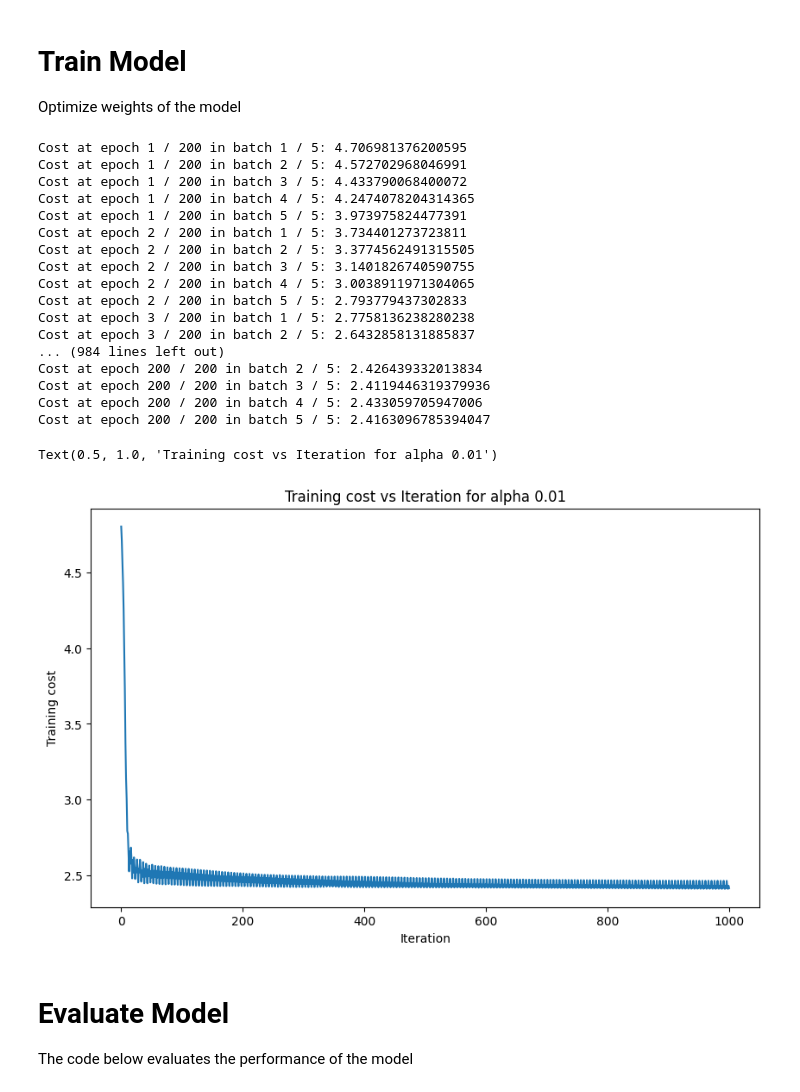
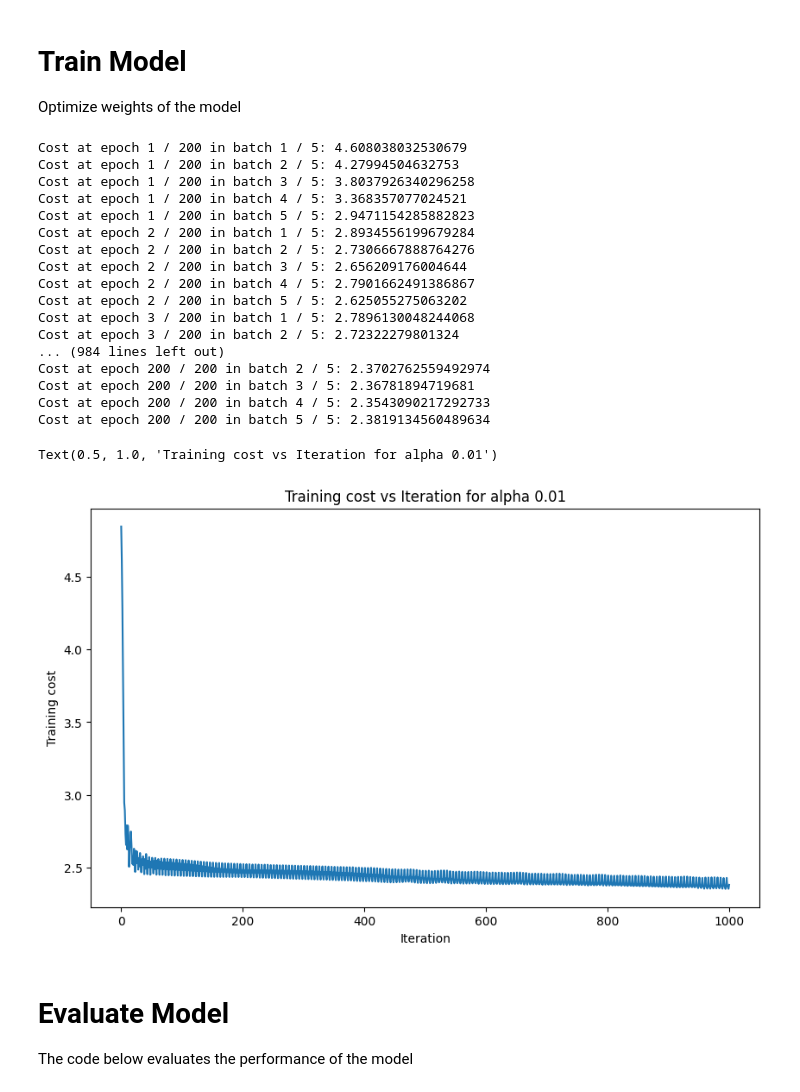
Before and after one commit to romannjoroge/AIEngineering, a Jupyter notebook: Projects/FIFACompetition/model_theory_3.ipynb, the cells around one changed output. Saved outputs shown, nothing was run; the diff lists cells and outputs as text; code cells hidden in the pictures.

```diff
--- a/Projects/FIFACompetition/model_theory_3.ipynb
+++ b/Projects/FIFACompetition/model_theory_3.ipynb
@@ -567,6 +647,8 @@ def adam_optimizer(
     b1: npt.NDArray,
     W2: npt.NDArray,
     b2: npt.NDArray,
+    W3: npt.NDArray,
+    b3: npt.NDArray,
     lambd: float,
     beta_m: float,
     beta_r: float,
@@ -584,6 +666,8 @@ def adam_optimizer(
         b1 (ndarray): bias of the first layer
         W2 (ndarray): weights of second layer
         b2 (ndarray): bias of second layer
+        W3 (ndarray): weights of third layer
+        b3 (ndarray): bias of third layer
         lambd (scalar): regularization parameter
         beta_m (scalar): beta value for momentum EMA
         beta_r (scalar): beta value for RMSprop EMA
@@ -596,23 +680,29 @@ def adam_optimizer(
         b1 (ndarray): updated b1
         W2 (ndarray): updated w2
         b2 (ndarray): updated b2
+        W3 (ndarray): updated W3
+        b3 (ndarray): updated b3
         Js (ndarray): list of iterations and costs
     """
     m = X.shape[1]
     num_batches = math.ceil(m / batch_size)
-    Y_pred, _, _ = f_x(X=X, W1=W1, b1=b1, W2=W2, b2=b2)
-    cost = J(Y_pred=Y_pred, Y=Y, lambd=lambd, W1=W1, W2=W2)
+    Y_pred, _, _, _, _ = f_x(X=X, W1=W1, b1=b1, W2=W2, b2=b2, W3=W3, b3=b3)
+    cost = J(Y_pred=Y_pred, Y=Y, lambd=lambd, W1=W1, W2=W2, W3=W3)
     Js = [(0, cost)]
     epsilon = 1e-8
 
     sdW1 = np.zeros((27, 18))
     sdb1 = np.zeros((27, 1))
-    sdW2 = np.zeros((121, 27))
-    sdb2 = np.zeros((121, 1))
+    sdW2 = np.zeros((54, 27))
+    sdb2 = np.zeros((54, 1))
+    sdW3 = np.zeros((121, 54))
+    sdb3 = np.zeros((121, 1))
     vdW1 = np.zeros((27, 18))
     vdb1 = np.zeros((27, 1))
-    vdW2 = np.zeros((121, 27))
-    vdb2 = np.zeros((121, 1))
+    vdW2 = np.zeros((54, 27))
+    vdb2 = np.zeros((54, 1))
+    vdW3 = np.zeros((121, 54))
+    vdb3 = np.zeros((121, 1))
 
     for epoch in range(num_epochs):
         for t in range(num_batches):
@@ -627,7 +717,7 @@ def adam_optimizer(
                 Yt = Y[:, start:end]
 
             # Get derivatives with Xt, Yt
-            dw1, db1, dw2, db2 = backprop(X=Xt, Y=Yt, lambd=lambd, W1=W1, b1=b1, W2=W2, b2=b2)
+            dw1, db1, dw2, db2, dw3, db3 = backprop(X=Xt, Y=Yt, lambd=lambd, W1=W1, b1=b1, W2=W2, b2=b2, W3=W3, b3=b3)
 
             # Get sdw, vdw,
             iteration = (epoch * num_batches) + t + 1
@@ -636,79 +726,91 @@ def adam_optimizer(
             sdb1 = (beta_r * sdb1) + ((1 - beta_r) * db1 ** 2)
             sdW2 = (beta_r * sdW2) + ((1 - beta_r) * dw2 ** 2)
             sdb2 = (beta_r * sdb2) + ((1 - beta_r) * db2 ** 2)
+            sdW3 = (beta_r * sdW3) + ((1 - beta_r) * dw3 ** 2)
+            sdb3 = (beta_r * sdb3) + ((1 - beta_r) * db3 ** 2)
             vdW1 = (beta_m * vdW1) + ((1 - beta_m) * dw1)
             vdb1 = (beta_m * vdb1) + ((1 - beta_m) * db1)
             vdW2 = (beta_m * vdW2) + ((1 - beta_m) * dw2)
             vdb2 = (beta_m * vdb2) + ((1 - beta_m) * db2)
+            vdW3 = (beta_m * vdW3) + ((1 - beta_m) * dw3)
+            vdb3 = (beta_m * vdb3) + ((1 - beta_m) * db3)
 
             sdw1_corrected = sdW1 / (1 - (beta_r ** iteration))
             sdb1_corrected = sdb1 / (1 - (beta_r ** iteration))
             sdw2_corrected = sdW2 / (1 - (beta_r ** iteration))
             sdb2_corrected = sdb2 / (1 - (beta_r ** iteration))
+            sdw3_corrected = sdW3 / (1 - (beta_r ** iteration))
+            sdb3_corrected = sdb3 / (1 - (beta_r ** iteration))
             vdw1_corrected = vdW1 / (1 - (beta_m ** iteration))
             vdb1_corrected = vdb1 / (1 - (beta_m ** iteration))
             vdw2_corrected = vdW2 / (1 - (beta_m ** iteration))
             vdb2_corrected = vdb2 / (1 - (beta_m ** iteration))
+            vdw3_corrected = vdW3 / (1 - (beta_m ** iteration))
+            vdb3_corrected = vdb3 / (1 - (beta_m ** iteration))
 
             # Update parameters
             W1 = W1 - (alpha * (vdw1_corrected / np.sqrt(sdw1_corrected + epsilon)))
             b1 = b1 - (alpha* (vdb1_corrected / np.sqrt(sdb1_corrected + epsilon)))
             W2 = W2 - (alpha * (vdw2_corrected / np.sqrt(sdw2_corrected + epsilon)))
             b2 = b2 - (alpha* (vdb2_corrected / np.sqrt(sdb2_corrected + epsilon)))
+            W3 = W3 - (alpha * (vdw3_corrected / np.sqrt(sdw3_corrected + epsilon)))
+            b3 = b3 - (alpha* (vdb3_corrected / np.sqrt(sdb3_corrected + epsilon)))
 
             # Get cost for Xt, Yt
-            Y_pred_t, _, _ = f_x(X=Xt, W1=W1, b1=b1, W2=W2, b2=b2)
-            cost = J(Y=Yt, Y_pred=Y_pred_t, lambd=lambd, W1=W1, W2=W2)
+            Y_pred_t, _, _, _, _ = f_x(X=Xt, W1=W1, b1=b1, W2=W2, b2=b2, W3=W3, b3=b3)
+            cost = J(Y=Yt, Y_pred=Y_pred_t, lambd=lambd, W1=W1, W2=W2, W3=W3)
 
             # Store cost and iteration
             Js.append((iteration, cost))
             print(f"Cost at epoch {epoch + 1} / {num_epochs} in batch {t + 1} / {num_batches}: {cost}")
 
-    return (W1, b1, W2, b2, Js)
+    return (W1, b1, W2, b2, W3, b3, Js)
 # %%
-updated_W1, updated_b1, updated_W2, updated_b2, Js = adam_optimizer(
+updated_W1, updated_b1, updated_W2, updated_b2, updated_w3, updated_b3, Js = adam_optimizer(
     X=X_train_scaled,
     Y=Y_train,
     W1=initial_W1,
     b1=initial_B1,
     W2=initial_W2,
     b2=initial_B2,
+    W3=initial_W3,
+    b3=initial_B3,
     lambd=lambd,
     beta_m=beta_m,
     beta_r=beta_r,
     alpha=alpha,
     batch_size=batch_size,
     num_epochs=200
 )
 
 iterations = [J[0] for J in Js]
 costs = [J[1] for J in Js]
 
 plt.figure(figsize=(10, 6))
 plt.plot(iterations, costs)
 plt.xlabel("Iteration")
 plt.ylabel("Training cost")
 plt.title(f"Training cost vs Iteration for alpha {alpha}")
 # %% [output]
-Cost at epoch 1 / 200 in batch 1 / 5: 4.706981376200595
-Cost at epoch 1 / 200 in batch 2 / 5: 4.572702968046991
-Cost at epoch 1 / 200 in batch 3 / 5: 4.433790068400072
-Cost at epoch 1 / 200 in batch 4 / 5: 4.2474078204314365
-Cost at epoch 1 / 200 in batch 5 / 5: 3.973975824477391
-Cost at epoch 2 / 200 in batch 1 / 5: 3.734401273723811
-Cost at epoch 2 / 200 in batch 2 / 5: 3.3774562491315505
-Cost at epoch 2 / 200 in batch 3 / 5: 3.1401826740590755
-Cost at epoch 2 / 200 in batch 4 / 5: 3.0038911971304065
-Cost at epoch 2 / 200 in batch 5 / 5: 2.793779437302833
-Cost at epoch 3 / 200 in batch 1 / 5: 2.7758136238280238
-Cost at epoch 3 / 200 in batch 2 / 5: 2.6432858131885837
+Cost at epoch 1 / 200 in batch 1 / 5: 4.608038032530679
+Cost at epoch 1 / 200 in batch 2 / 5: 4.27994504632753
+Cost at epoch 1 / 200 in batch 3 / 5: 3.8037926340296258
+Cost at epoch 1 / 200 in batch 4 / 5: 3.368357077024521
+Cost at epoch 1 / 200 in batch 5 / 5: 2.9471154285882823
+Cost at epoch 2 / 200 in batch 1 / 5: 2.8934556199679284
+Cost at epoch 2 / 200 in batch 2 / 5: 2.7306667888764276
+Cost at epoch 2 / 200 in batch 3 / 5: 2.656209176004644
+Cost at epoch 2 / 200 in batch 4 / 5: 2.7901662491386867
+Cost at epoch 2 / 200 in batch 5 / 5: 2.625055275063202
+Cost at epoch 3 / 200 in batch 1 / 5: 2.7896130048244068
+Cost at epoch 3 / 200 in batch 2 / 5: 2.72322279801324
 ... (984 lines left out)
-Cost at epoch 200 / 200 in batch 2 / 5: 2.426439332013834
-Cost at epoch 200 / 200 in batch 3 / 5: 2.4119446319379936
-Cost at epoch 200 / 200 in batch 4 / 5: 2.433059705947006
-Cost at epoch 200 / 200 in batch 5 / 5: 2.4163096785394047
+Cost at epoch 200 / 200 in batch 2 / 5: 2.3702762559492974
+Cost at epoch 200 / 200 in batch 3 / 5: 2.36781894719681
+Cost at epoch 200 / 200 in batch 4 / 5: 2.3543090217292733
+Cost at epoch 200 / 200 in batch 5 / 5: 2.3819134560489634
 Text(0.5, 1.0, 'Training cost vs Iteration for alpha 0.01')
-[figure, old version]
+[figure, new version]
 # %% [markdown]
 # Evaluate Model
 
```
Also changed, not shown: parts of 21 cells of this notebook, 5 other files.
